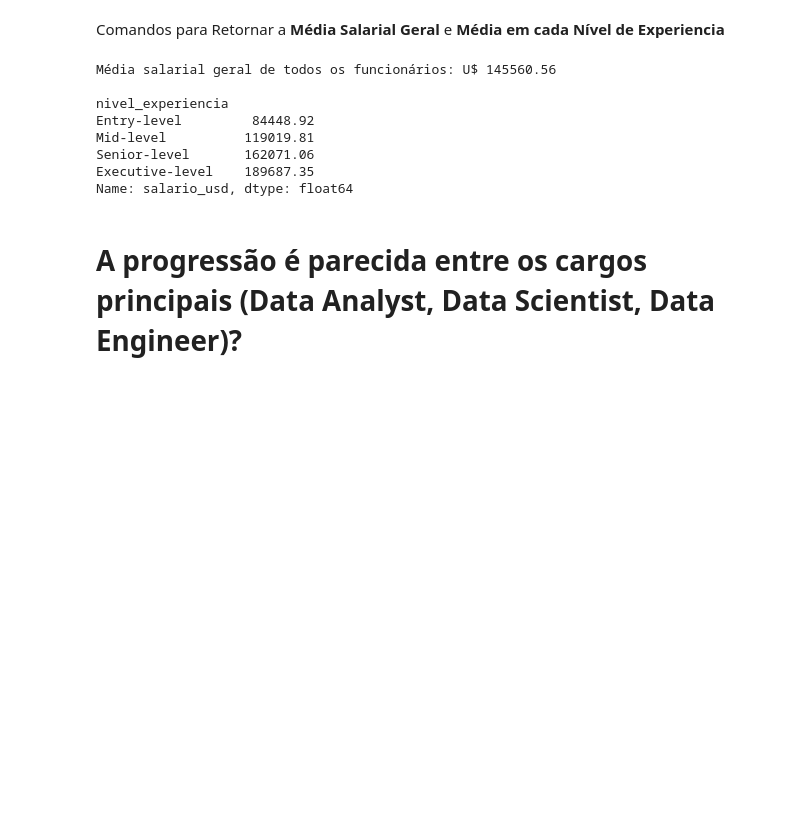
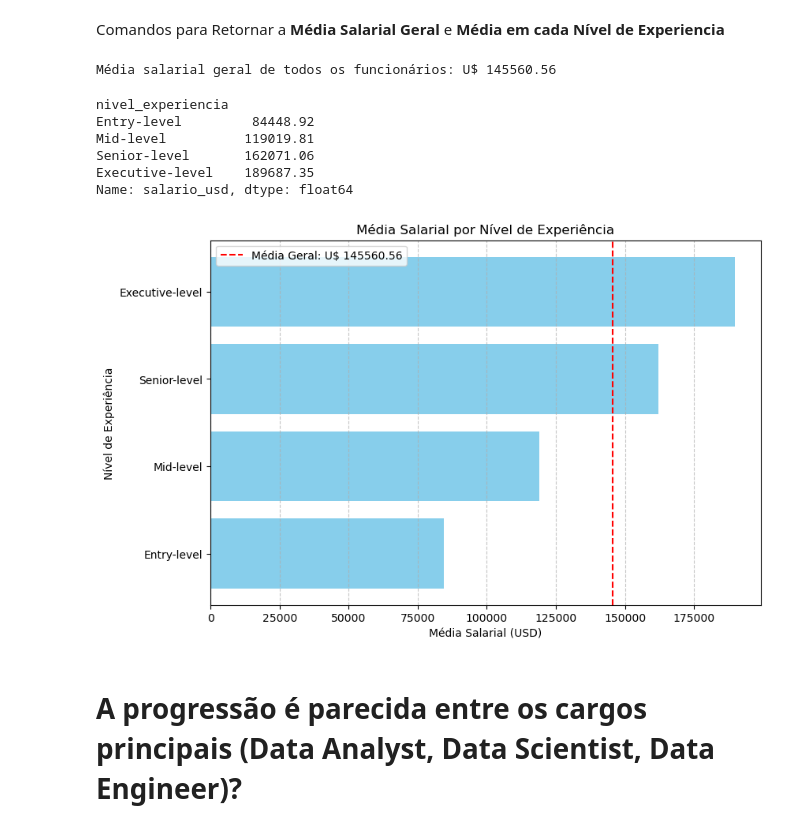
Before and after one commit to victorrp1502/grupo1_caixaverso, a Jupyter notebook: PROJETO_P1.ipynb, the cells around one changed output. Saved outputs shown, nothing was run; the diff lists cells and outputs as text; code cells hidden in the pictures; blank space fills up the shorter version.

```diff
--- a/PROJETO_P1.ipynb
+++ b/PROJETO_P1.ipynb
@@ -38,16 +38,34 @@ media_geral = round(df["salario_usd"].mean(), 2)
 print(f"Média salarial geral de todos os funcionários: U$ {media_geral}\n")
 # Média salarial por nível de experiência
 salario_por_experiencia = df.groupby("nivel_experiencia")["salario_usd"].mean().round(2).sort_values()
-print(salario_por_experiencia)
+salario_por_experiencia.head(10)
 # %% [output]
 Média salarial geral de todos os funcionários: U$ 145560.56
-
-nivel_experiencia
-Entry-level         84448.92
-Mid-level          119019.81
-Senior-level       162071.06
-Executive-level    189687.35
-Name: salario_usd, dtype: float64
+nivel_experiencia
+Entry-level         84448.92
+Mid-level          119019.81
+Senior-level       162071.06
+Executive-level    189687.35
+Name: salario_usd, dtype: float64
+# %%
+# Média salarial geral
+media_geral = round(df["salario_usd"].mean(), 2)
+# Média salarial por nível de experiência
+salario_por_experiencia = df.groupby("nivel_experiencia")["salario_usd"].mean().round(2).sort_values()
+plt.figure(figsize=(9,6))
+# Barras horizontais
+plt.barh(salario_por_experiencia.index, salario_por_experiencia.values, color="skyblue")
+# Linha da média geral
+plt.axvline(x=media_geral, color="red", linestyle="--", label=f"Média Geral: U$ {media_geral}")
+# Título e rótulos
+plt.title("Média Salarial por Nível de Experiência")
+plt.xlabel("Média Salarial (USD)")
+plt.ylabel("Nível de Experiência")
+plt.legend()
+plt.grid(axis="x", linestyle="--", alpha=0.7)
+plt.show()
+# %% [output]
+[figure, added]
 # %% [markdown]
 # A progressão é parecida entre os cargos principais (Data Analyst, Data Scientist, Data Engineer)?
 # %% [markdown]
```
Also changed, not shown: parts of 1 cell of this notebook.
